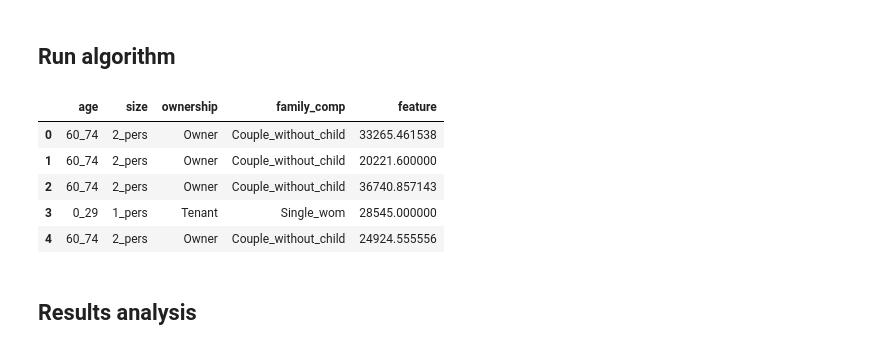
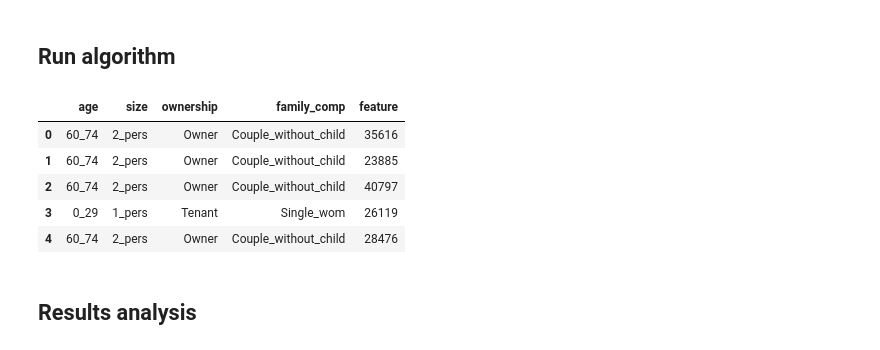
Before and after one commit to tellae/bhepop2, a Jupyter notebook: examples/demo.ipynb, the cells around one changed output. Cells and saved outputs as stored; diff of their text form; code cells hidden in the pictures.

```diff
--- a/examples/demo.ipynb
+++ b/examples/demo.ipynb
@@ -23,7 +23,7 @@ pd.set_option("mode.chained_assignment", None)
 
 Read synthetic population which doesn't contain revenu information.
 # %%
-synth_pop = pd.read_csv("../data/inputs/nantes_synth_pop.csv", sep=";")
+synth_pop = pd.read_csv("../tests/data/nantes_synth_pop.csv", sep=";")
 
 synth_pop.head()
 # %% [output]
@@ -53,7 +53,7 @@ filosofi.head()
 # %% [markdown]
 ## Run algorithm
 # %%
-from bhepop2.max_entropy_enrich import MaxEntropyEnrichment
+from bhepop2.gradient_enrich import MaxEntropyEnrichment_gradient
 
 # Household modalities
 MODALITIES = {
@@ -65,39 +65,39 @@ MODALITIES = {
         "Single_wom",
         "Couple_without_child",
         "Couple_with_child",
         "Single_parent",
         "complex_hh",
     ],
 }
 
 # Algorithm parameters
 PARAMETERS = {
     "abs_minimum": 0,
     "relative_maximum": 1.5,
     "maxentropy_algorithm": "Nelder-Mead",
     "maxentropy_verbose": 0,
     "delta_min": 1000,
 }
 
 # Optimisation preparation
-enrich_class = MaxEntropyEnrichment(
+enrich_class = MaxEntropyEnrichment_gradient(
     synth_pop, filosofi, list(MODALITIES.keys()), parameters=PARAMETERS, seed=42
 )
 
 # Run optimisation
 enrich_class.optimise()
 
 # Assign data to synthetic population
 pop = enrich_class.assign_feature_value_to_pop()
 
 pop.head()
 # %% [output]
 |  | age | size | ownership | family_comp | feature |
-| 0 | 60_74 | 2_pers | Owner | Couple_without_child | 33265.461538 |
-| 1 | 60_74 | 2_pers | Owner | Couple_without_child | 20221.600000 |
-| 2 | 60_74 | 2_pers | Owner | Couple_without_child | 36740.857143 |
-| 3 | 0_29 | 1_pers | Tenant | Single_wom | 28545.000000 |
-| 4 | 60_74 | 2_pers | Owner | Couple_without_child | 24924.555556 |
+| 0 | 60_74 | 2_pers | Owner | Couple_without_child | 35616 |
+| 1 | 60_74 | 2_pers | Owner | Couple_without_child | 23885 |
+| 2 | 60_74 | 2_pers | Owner | Couple_without_child | 40797 |
+| 3 | 0_29 | 1_pers | Tenant | Single_wom | 26119 |
+| 4 | 60_74 | 2_pers | Owner | Couple_without_child | 28476 |
 # %% [markdown]
 ## Results analysis
 # %% [markdown]
```
Also changed, not shown: parts of 5 cells of this notebook, 13 other files.
